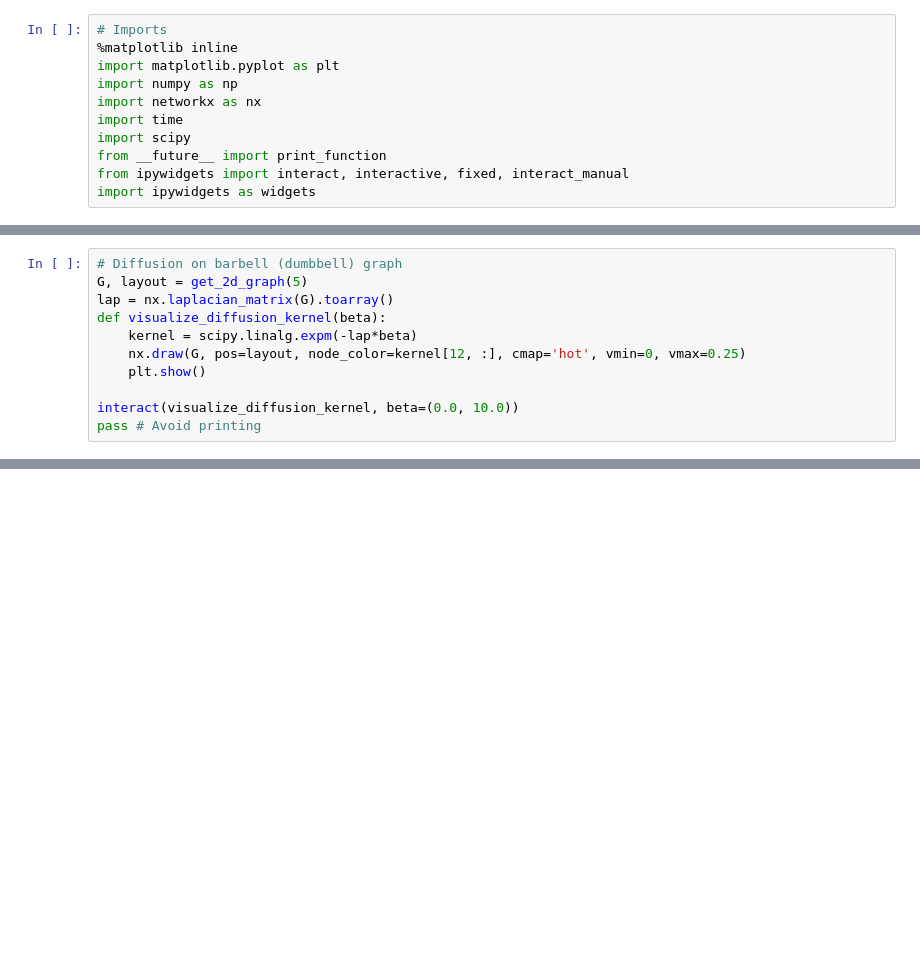
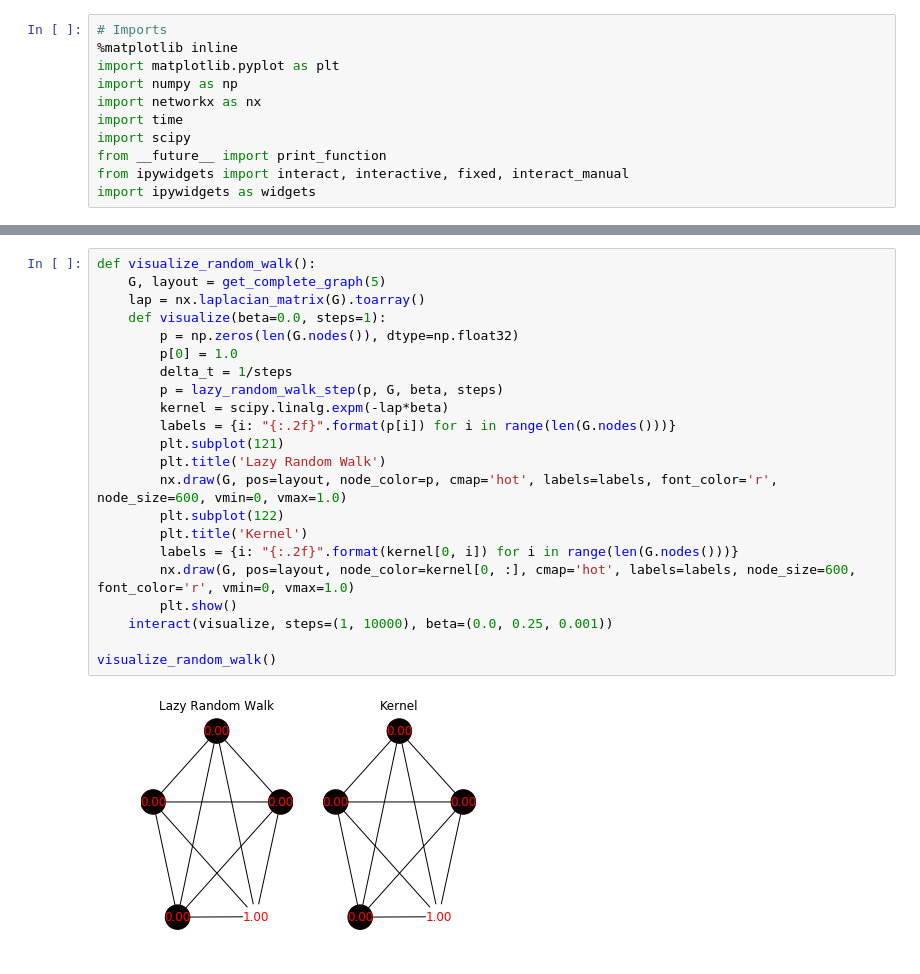
Before and after one commit to seansegal/diffusionongraphs, a Jupyter notebook: Diffusion Kernels.ipynb, the cells around one changed output, grey strips where cells are left out. Drawn from its saved outputs; the diff is of its cells as text; blank space fills up the shorter version.

```diff
--- a/Diffusion Kernels.ipynb
+++ b/Diffusion Kernels.ipynb
@@ -51,11 +95,0 @@ pass # Avoid printing
-# %%
-# Diffusion on barbell (dumbbell) graph
-G, layout = get_2d_graph(5)
-lap = nx.laplacian_matrix(G).toarray()
-def visualize_diffusion_kernel(beta):
-    kernel = scipy.linalg.expm(-lap*beta)
-    nx.draw(G, pos=layout, node_color=kernel[12, :], cmap='hot', vmin=0, vmax=0.25)
-    plt.show()
-
-interact(visualize_diffusion_kernel, beta=(0.0, 10.0))
-pass # Avoid printing
@@ -95,0 +162,24 @@ print(p*100)
+# %%
+def visualize_random_walk():
+    G, layout = get_complete_graph(5)
+    lap = nx.laplacian_matrix(G).toarray()
+    def visualize(beta=0.0, steps=1):
+        p = np.zeros(len(G.nodes()), dtype=np.float32)
+        p[0] = 1.0
+        delta_t = 1/steps
+        p = lazy_random_walk_step(p, G, beta, steps)
+        kernel = scipy.linalg.expm(-lap*beta)
+        labels = {i: "{:.2f}".format(p[i]) for i in range(len(G.nodes()))}
+        plt.subplot(121)
+        plt.title('Lazy Random Walk')
+        nx.draw(G, pos=layout, node_color=p, cmap='hot', labels=labels, font_color='r', node_size=600, vmin=0, vmax=1.0)
+        plt.subplot(122)
+        plt.title('Kernel')
+        labels = {i: "{:.2f}".format(kernel[0, i]) for i in range(len(G.nodes()))}
+        nx.draw(G, pos=layout, node_color=kernel[0, :], cmap='hot', labels=labels, node_size=600, font_color='r', vmin=0, vmax=1.0)
+        plt.show()
+    interact(visualize, steps=(1, 10000), beta=(0.0, 0.25, 0.001))
+
+visualize_random_walk()
+# %% [output]
+[figure, added]
```
Also changed, not shown: parts of 14 cells of this notebook.
